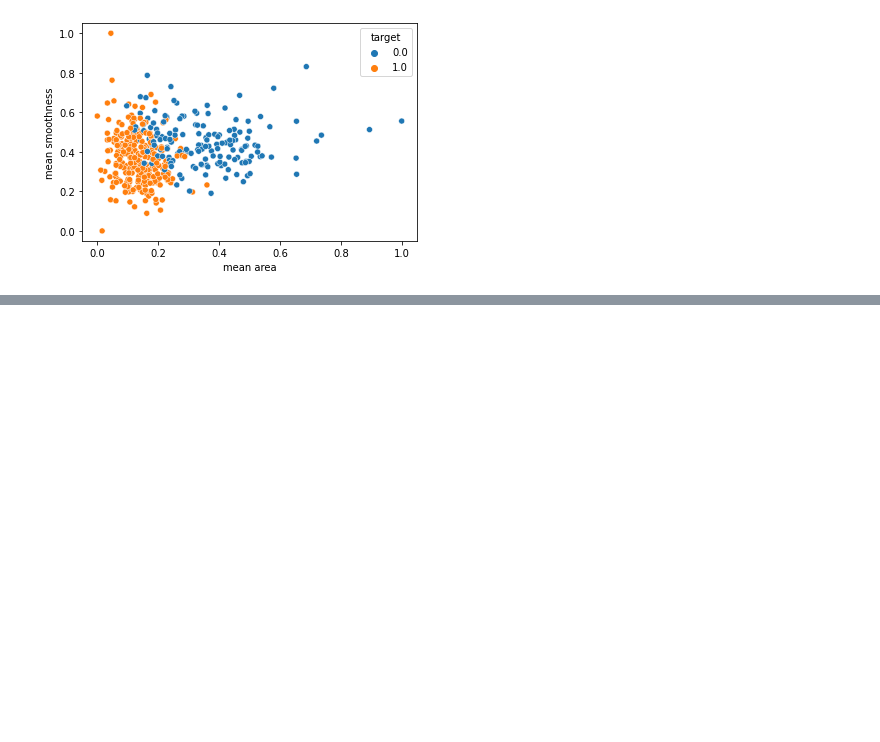
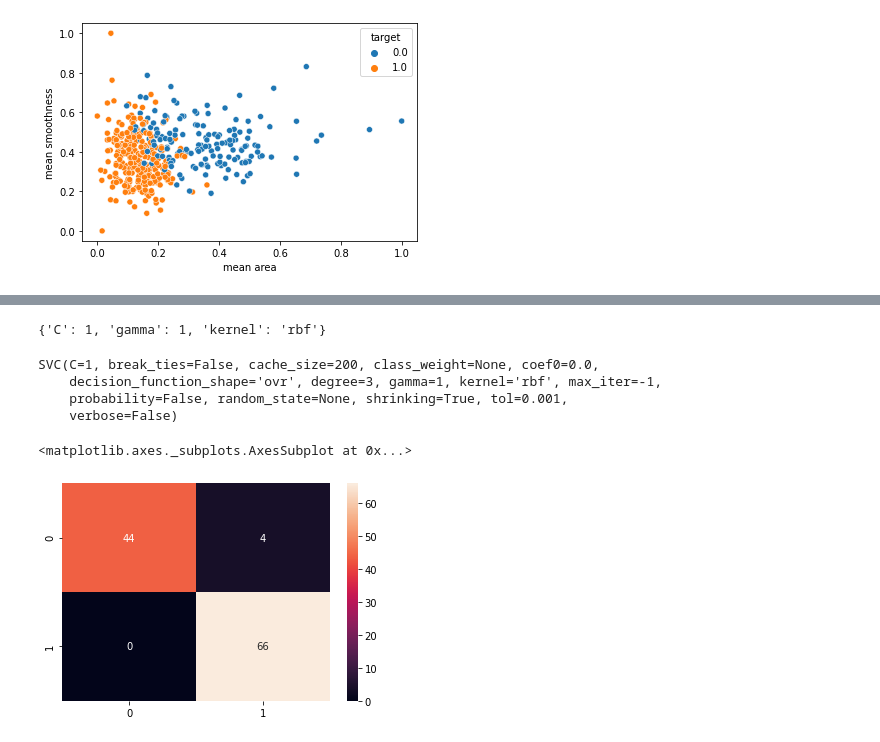
Before and after one commit to Apoorv0001/Breast-Cancer-Classification, a Jupyter notebook: Breast_Cancer_Classification.ipynb, the cells around one changed output, grey strips where cells are left out. Saved outputs shown, nothing was run; the diff lists cells and outputs as text; code cells hidden in the pictures; blank space fills up the shorter version.

```diff
--- a/Breast_Cancer_Classification.ipynb
+++ b/Breast_Cancer_Classification.ipynb
@@ -304,0 +334,4 @@ SyntaxError: ignored
+# %%
+grid = GridSearchCV(SVC(),param_grid,refit = True,verbose = 4)
+# %%
+grid.fit(X_train_scaled,y_train)
@@ -304,0 +390,20 @@ SyntaxError: ignored
+# %%
+grid.best_params_
+# %% [output]
+{'C': 1, 'gamma': 1, 'kernel': 'rbf'}
+# %%
+grid.best_estimator_
+# %% [output]
+SVC(C=1, break_ties=False, cache_size=200, class_weight=None, coef0=0.0,
+    decision_function_shape='ovr', degree=3, gamma=1, kernel='rbf', max_iter=-1,
+    probability=False, random_state=None, shrinking=True, tol=0.001,
+    verbose=False)
+# %%
+grid_predictions = grid.predict(X_test_scaled)
+# %%
+cm = confusion_matrix(y_test,grid_predictions)
+# %%
+sns.heatmap(cm, annot = True)
+# %% [output]
+<matplotlib.axes._subplots.AxesSubplot at 0x...>
+[figure, added]
```
Also changed, not shown: parts of 7 cells of this notebook.
